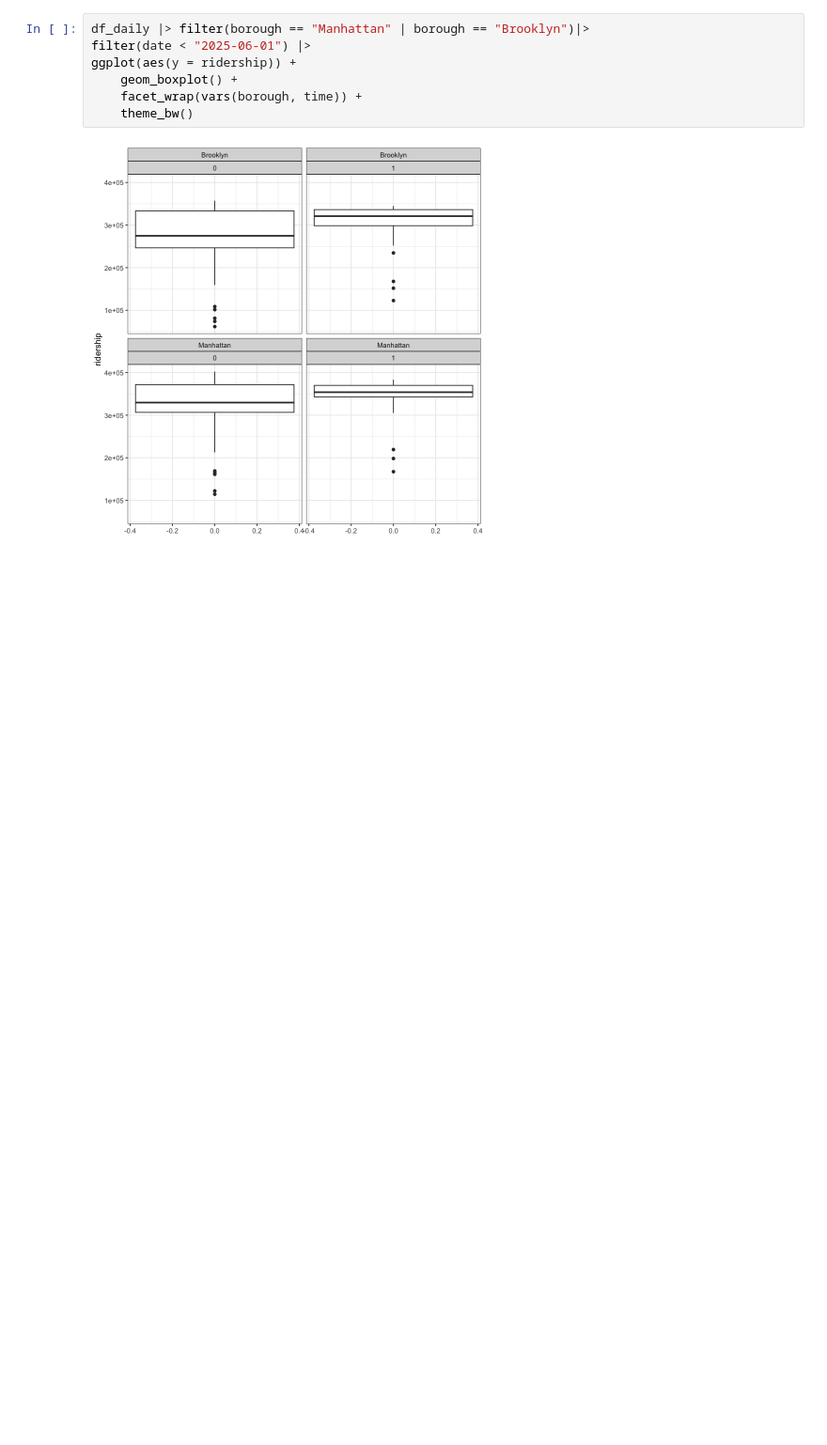
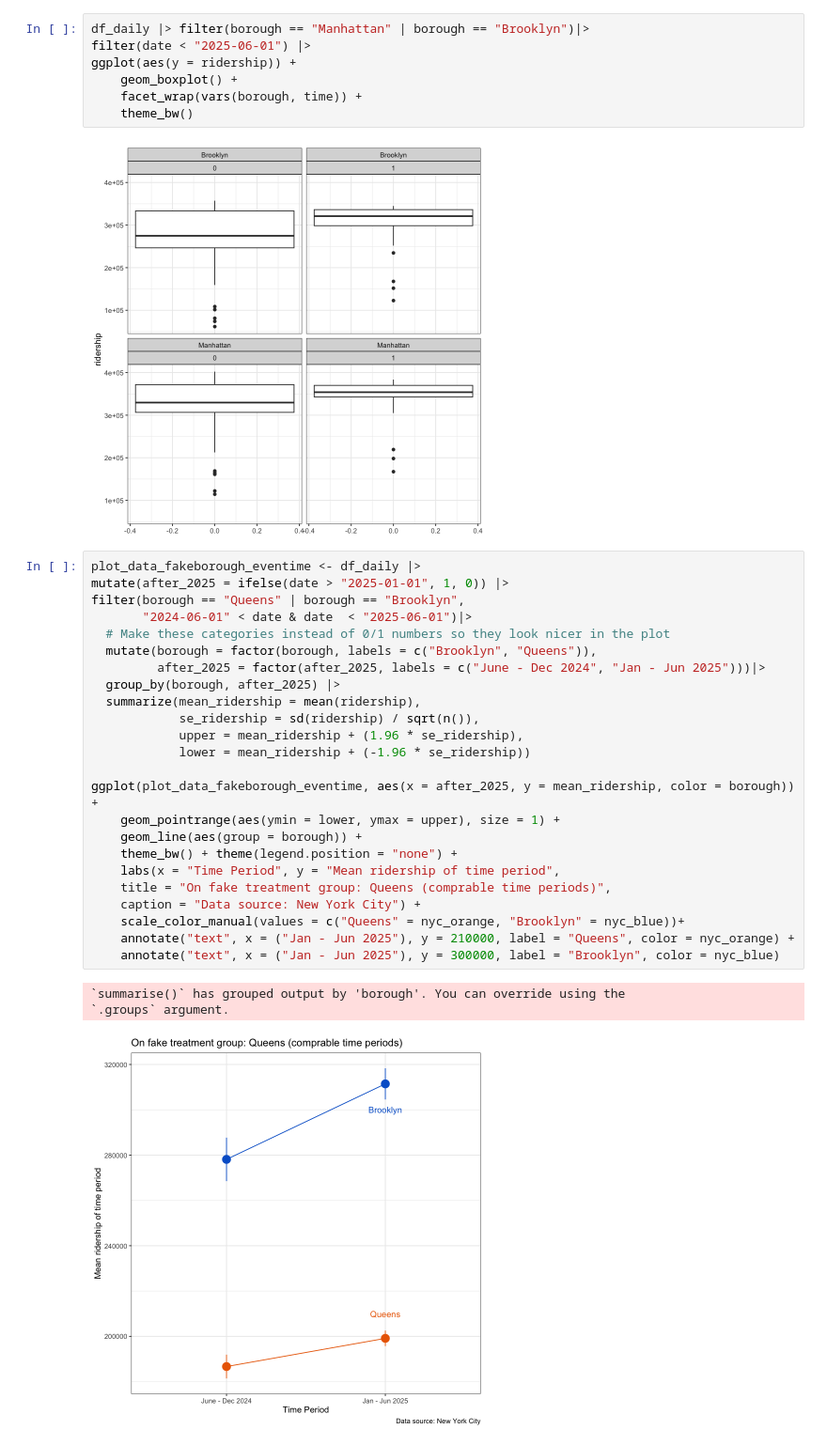
Before and after one commit to lily-harper/statsproject, a Jupyter notebook: notebooks/0_vizualizations.ipynb, the cells around one changed output. Shown at 94% size. Saved outputs shown, nothing was run; the diff lists cells and outputs as text; blank space fills up the shorter version.

Commit message:
borough regressions

```diff
--- a/notebooks/0_vizualizations.ipynb
+++ b/notebooks/0_vizualizations.ipynb
@@ -392,3 +392,31 @@ ggplot(aes(y = ridership)) +
     theme_bw()
 # %% [output]
 [figure]
+# %%
+plot_data_fakeborough_eventime <- df_daily |>
+mutate(after_2025 = ifelse(date > "2025-01-01", 1, 0)) |>
+filter(borough == "Queens" | borough == "Brooklyn",
+       "2024-06-01" < date & date  < "2025-06-01")|>
+  # Make these categories instead of 0/1 numbers so they look nicer in the plot
+  mutate(borough = factor(borough, labels = c("Brooklyn", "Queens")),
+         after_2025 = factor(after_2025, labels = c("June - Dec 2024", "Jan - Jun 2025")))|>
+  group_by(borough, after_2025) |>
+  summarize(mean_ridership = mean(ridership),
+            se_ridership = sd(ridership) / sqrt(n()),
+            upper = mean_ridership + (1.96 * se_ridership),
+            lower = mean_ridership + (-1.96 * se_ridership))
+
+ggplot(plot_data_fakeborough_eventime, aes(x = after_2025, y = mean_ridership, color = borough)) +
+    geom_pointrange(aes(ymin = lower, ymax = upper), size = 1) +
+    geom_line(aes(group = borough)) +
+    theme_bw() + theme(legend.position = "none") +
+    labs(x = "Time Period", y = "Mean ridership of time period",
+    title = "On fake treatment group: Queens (comprable time periods)",
+    caption = "Data source: New York City") +
+    scale_color_manual(values = c("Queens" = nyc_orange, "Brooklyn" = nyc_blue))+
+    annotate("text", x = ("Jan - Jun 2025"), y = 210000, label = "Queens", color = nyc_orange) +
+    annotate("text", x = ("Jan - Jun 2025"), y = 300000, label = "Brooklyn", color = nyc_blue)
+# %% [output]
+`summarise()` has grouped output by 'borough'. You can override using the
+`.groups` argument.
+[figure, added]
```
Also changed, not shown: 1 other file.
